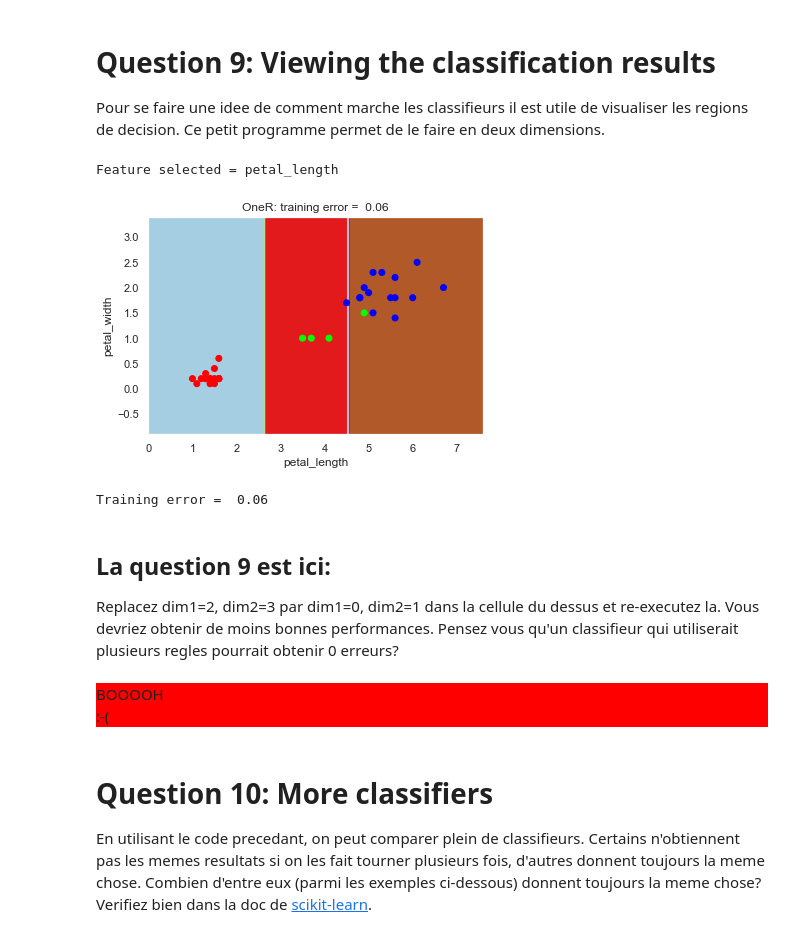
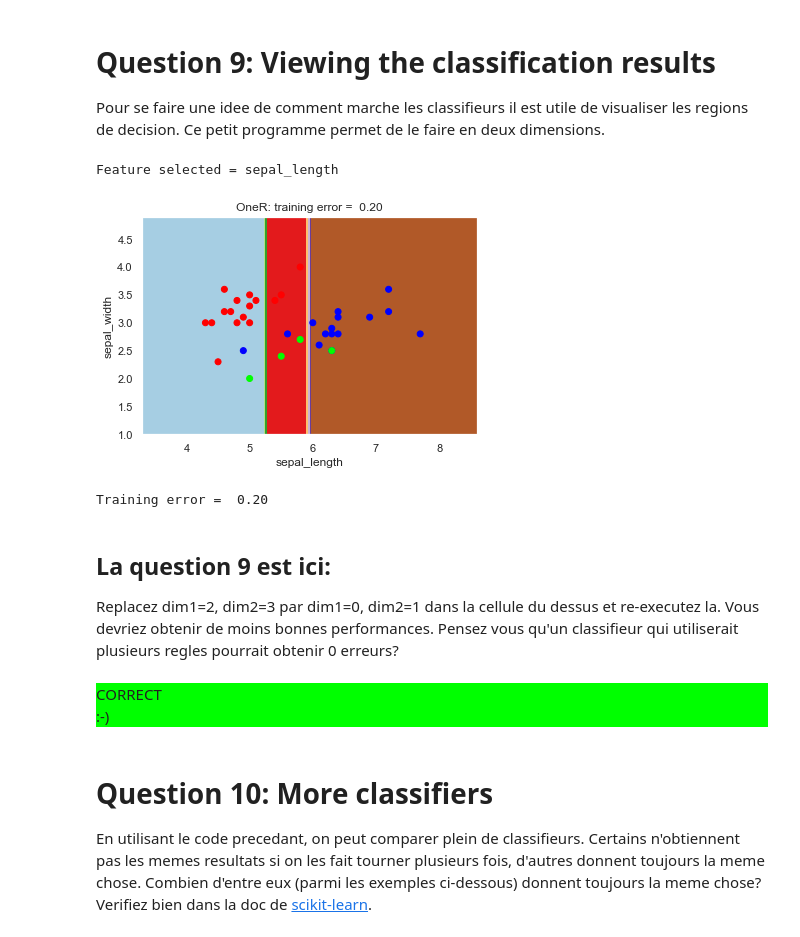
Before and after one commit to Fukoros/info232, a Jupyter notebook: TP1/README.ipynb, the cells around one changed output. Cells and saved outputs as stored; diff of their text form; code cells hidden in the pictures.

```diff
--- a/TP1/README.ipynb
+++ b/TP1/README.ipynb
@@ -357,7 +357,7 @@ from matplotlib.colors import LinearSegmentedColormap
 colors = [(1, 0, 0), (0, 1, 0), (0, 0, 1)] # Red, lime, blue
 cm = LinearSegmentedColormap.from_list('rgb', colors, N=3)
 
-def ClfScatter(clf, X, Y, F, dim1=0, dim2=1, title=''):
+def ClfScatter(clf, X, Y, F, dim1=2, dim2=3, title=''):
     '''clf_scatter(clf, X, Y, F, dim1=0, dim2=1)
     Display decision function and training examples.
     clf: a classifier with at least a fit and a predict method
@@ -398,13 +398,13 @@ def ClfScatter(clf, X, Y, F, dim1=0, dim2=1, title=''):
     plt.show()
     return clf.predict(X2)
 # %%
-Yhat = ClfScatter(my_model, X, Y, feature_names, dim1=2, dim2=3, title='OneR')
+Yhat = ClfScatter(my_model, X, Y, feature_names, dim1=0, dim2=1, title='OneR')
 errate = error_rate(Y, Yhat)
 print('Training error = %5.2f' % errate)
 # %% [output]
-Feature selected = petal_length
+Feature selected = sepal_length
-[figure, old version]
+[figure, new version]
-Training error =  0.06
+Training error =  0.20
 # %% [markdown]
 ## La question 9 est ici:
 Replacez dim1=2, dim2=3 par dim1=0, dim2=1 dans la cellule du dessus et re-executez la. Vous devriez obtenir de moins bonnes performances. Pensez vous qu'un classifieur qui utiliserait plusieurs regles pourrait obtenir 0 erreurs?
@@ -413,8 +413,8 @@ question = 9
 reponse = 1 # Oui = 1, Non = 0
 score += check(errate+reponse, question)
 # %% [output]
-BOOOOH
-:-(
+CORRECT
+:-)
 # %% [markdown]
 # Question 10: More classifiers
 En utilisant le code precedant, on peut comparer plein de classifieurs. Certains n'obtiennent pas les memes resultats si on les fait tourner plusieurs fois, d'autres donnent toujours la meme chose. Combien d'entre eux (parmi les exemples ci-dessous) donnent toujours la meme chose? Verifiez bien dans la doc de <a href ="https://scikit-learn.org/stable/">scikit-learn</a>.
```
Also changed, not shown: parts of 3 cells of this notebook.
